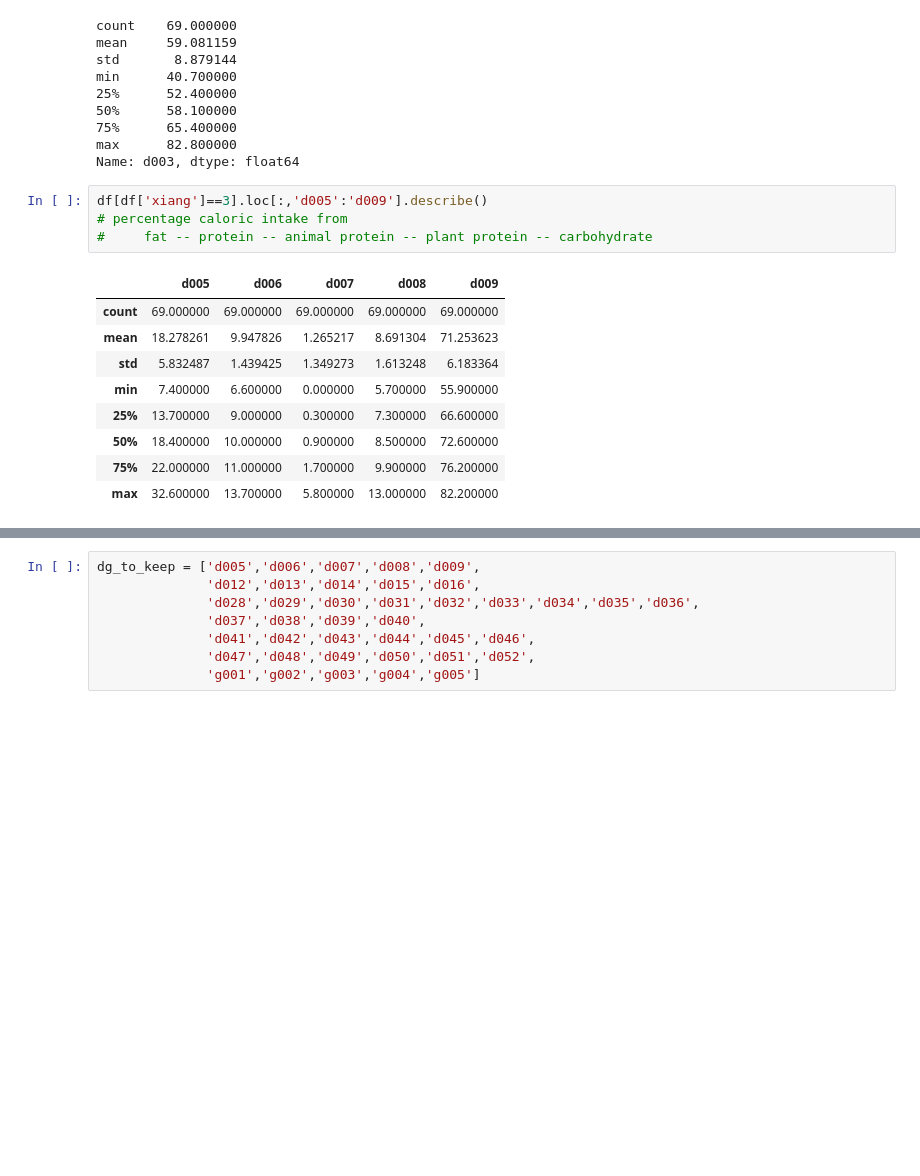
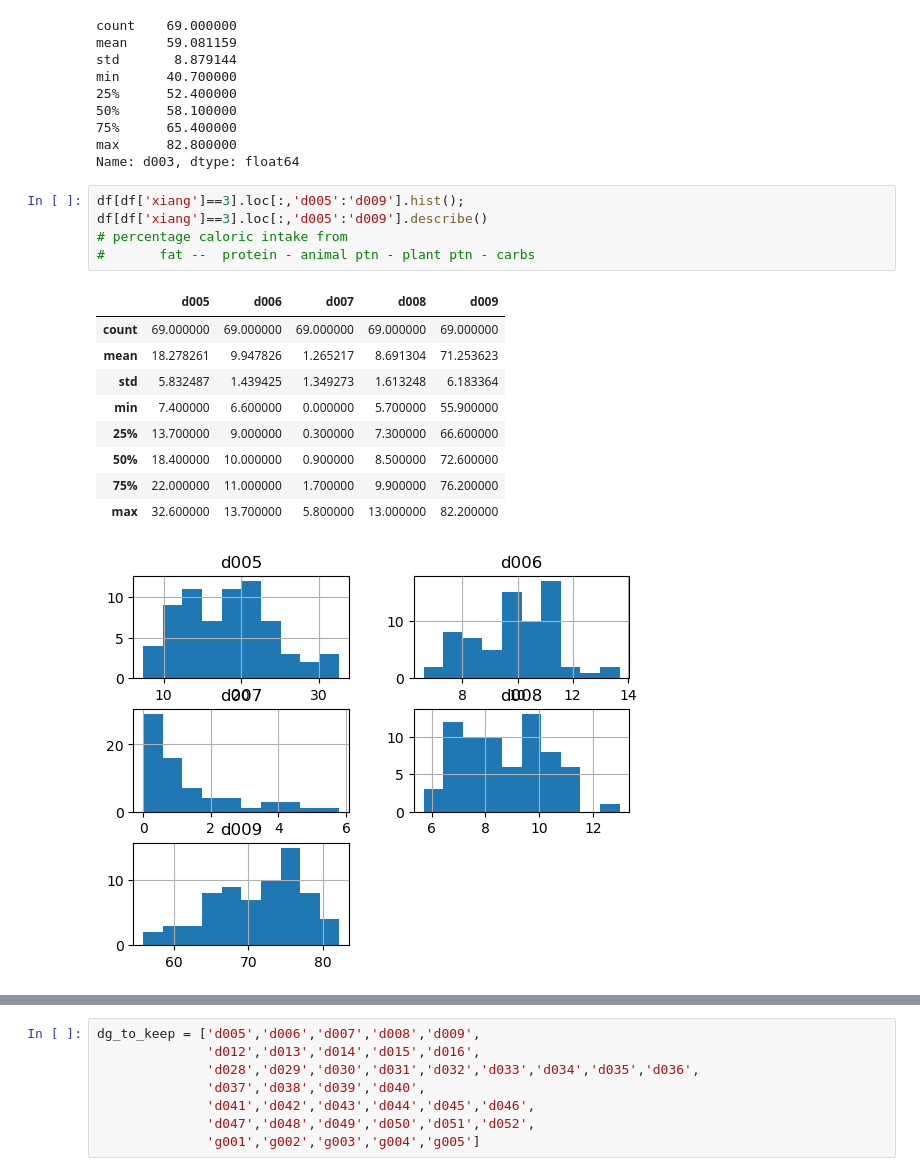
Before and after one commit to colbytse/community_health_project, a Jupyter notebook: code_notebooks/jahnavi.ipynb, the cells around one changed output, grey strips where cells are left out. Cells and saved outputs as stored; diff of their text form; blank space fills up the shorter version.

```diff
--- a/code_notebooks/jahnavi.ipynb
+++ b/code_notebooks/jahnavi.ipynb
@@ -93,17 +105,19 @@ min      40.700000
 max      82.800000
 Name: d003, dtype: float64
 # %%
+df[df['xiang']==3].loc[:,'d005':'d009'].hist();
 df[df['xiang']==3].loc[:,'d005':'d009'].describe()
 # percentage caloric intake from
-#     fat -- protein -- animal protein -- plant protein -- carbohydrate
+#       fat --  protein - animal ptn - plant ptn - carbs
 # %% [output]
 |  | d005 | d006 | d007 | d008 | d009 |
 | count | 69.000000 | 69.000000 | 69.000000 | 69.000000 | 69.000000 |
 | mean | 18.278261 | 9.947826 | 1.265217 | 8.691304 | 71.253623 |
 | std | 5.832487 | 1.439425 | 1.349273 | 1.613248 | 6.183364 |
 | min | 7.400000 | 6.600000 | 0.000000 | 5.700000 | 55.900000 |
 | 25% | 13.700000 | 9.000000 | 0.300000 | 7.300000 | 66.600000 |
 | 50% | 18.400000 | 10.000000 | 0.900000 | 8.500000 | 72.600000 |
 | 75% | 22.000000 | 11.000000 | 1.700000 | 9.900000 | 76.200000 |
 | max | 32.600000 | 13.700000 | 5.800000 | 13.000000 | 82.200000 |
+[figure, added]
 # %%
```
Also changed, not shown: parts of 43 cells of this notebook, 7 other files.
